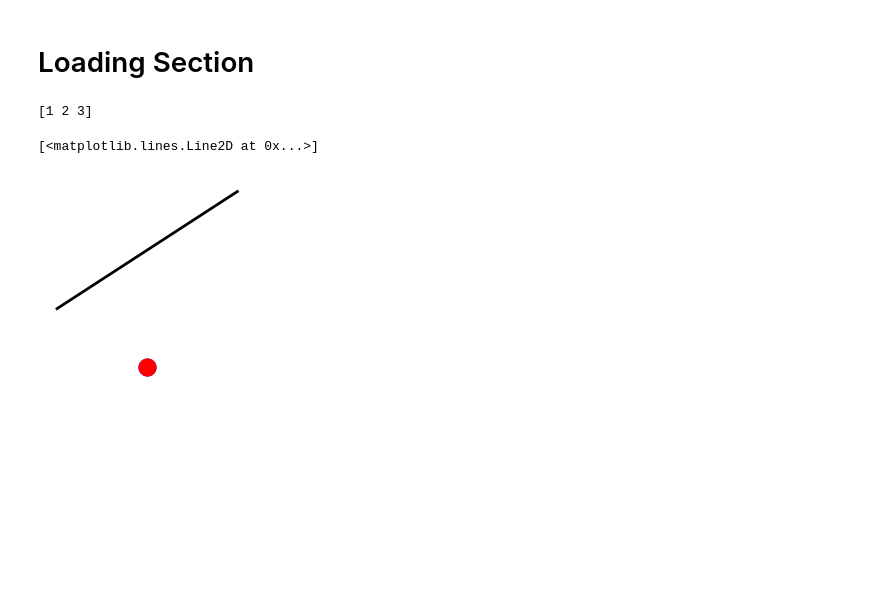
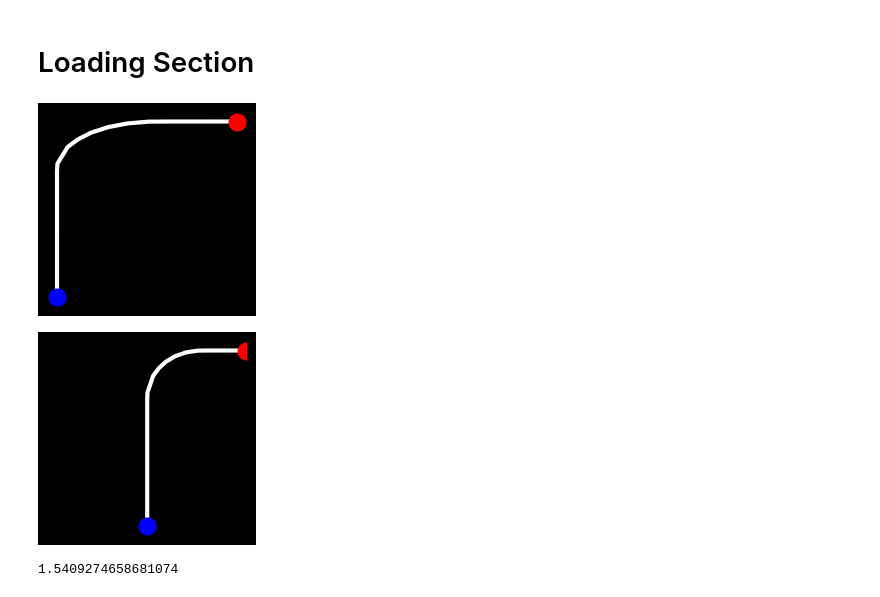
Before and after one commit to MoritzNekolla/AE_Anomaly_Detection, a Jupyter notebook: Image_sampling.ipynb, the cells around one changed output. Saved outputs shown, nothing was run; the diff lists cells and outputs as text; code cells hidden in the pictures; blank space fills up the shorter version.

```diff
--- a/Image_sampling.ipynb
+++ b/Image_sampling.ipynb
@@ -573,20 +651,50 @@ def plotToImage(figure):
 # %%
-wp = np.array([[1,1],[2,2],[3,3]])
-pp = np.array([2,0,0])
+# wp = np.array([[2.7,7],[2.2,6],[3,3],[2,2],[1,1],])
+# wp = np.array([[0,2],[0,1],[0,0]])
+wp = np.array([
+    [ -1.98547709, 282.95837402],
+ [ -1.98573816, 284.95837402],
+ [ -1.98599935, 286.95837402],
+ [ -1.98626041, 288.95837402],
+ [ -1.9865216,  290.95837402],
+ [ -1.98678267, 292.95837402],
+ [ -1.98704386, 294.95837402],
+ [ -1.98730493, 296.95837402],
+ [ -1.98756611 ,298.95837402],
+ [ -1.98782718 ,300.95837402],
+ [ -1.98808837, 302.95837402],
+ [ -1.98834944, 304.95837402],
+ [ -1.98861063 ,306.95837402],
+ [ -1.98887169 ,308.95837402],
+ [ -1.98913288 ,310.95837402],
+ [ -1.98939395, 312.95837402],
+ [ -1.98965514, 314.95837402],
+ [ -1.98991621 ,316.95837402],
+ [ -1.9444983 , 319.12158203],
+ [ -0.77005696 ,323.63815308],
+ [  0.3797394 , 325.67858887],
+ [  1.91479063, 327.52249146],
+ [  3.8613553 , 329.01715088],
+ [  6.09723139, 330.02914429],
+ [  8.50484753, 330.50515747],
+ [ 10.66343784,330.54031372],
+ [ 12.66343784 ,330.54141235],
+ [ 14.66343689, 330.54248047],
+ [ 16.66343689 ,330.54354858],
+ [ 18.66343689, 330.5446167 ],
+ ])
+p_start = np.array(wp[0])
+p_end = np.array(wp[-1])
 
-print(wp[:,0])
-plt.style.use('dark_background')
-fig = plt.figure(figsize=(2.56, 2.56), dpi=100)
-# plt.xlim(-5, ticks + 20)
-# plt.ylim(-0.01, 0.3)
-plt.axis("off")
-plt.plot(wp[:,0], wp[:,1], color="black", lw=2)
-plt.plot(pp[0], pp[1], color="blue", marker='o', markersize=12)
-plt.plot(pp[0], pp[1], color="red", marker='o', markersize=12)
-# plt.axhline(y=0.08, color='r', linestyle="solid", lw=0.75)
+test(wp, p_start, p_end)
 # %% [output]
-[1 2 3]
-[<matplotlib.lines.Line2D at 0x...>]
-[figure, old version]
+[figure, new version]
+[figure, added]
+# %%
+x = np.array([ 1.21542013 ,40.67977906])
+
+np.arctan(x[1]/x[0])
+# %% [output]
+1.5409274658681074
 # %%
 fig
```
Also changed, not shown: parts of 6 cells of this notebook, 5 other files.
